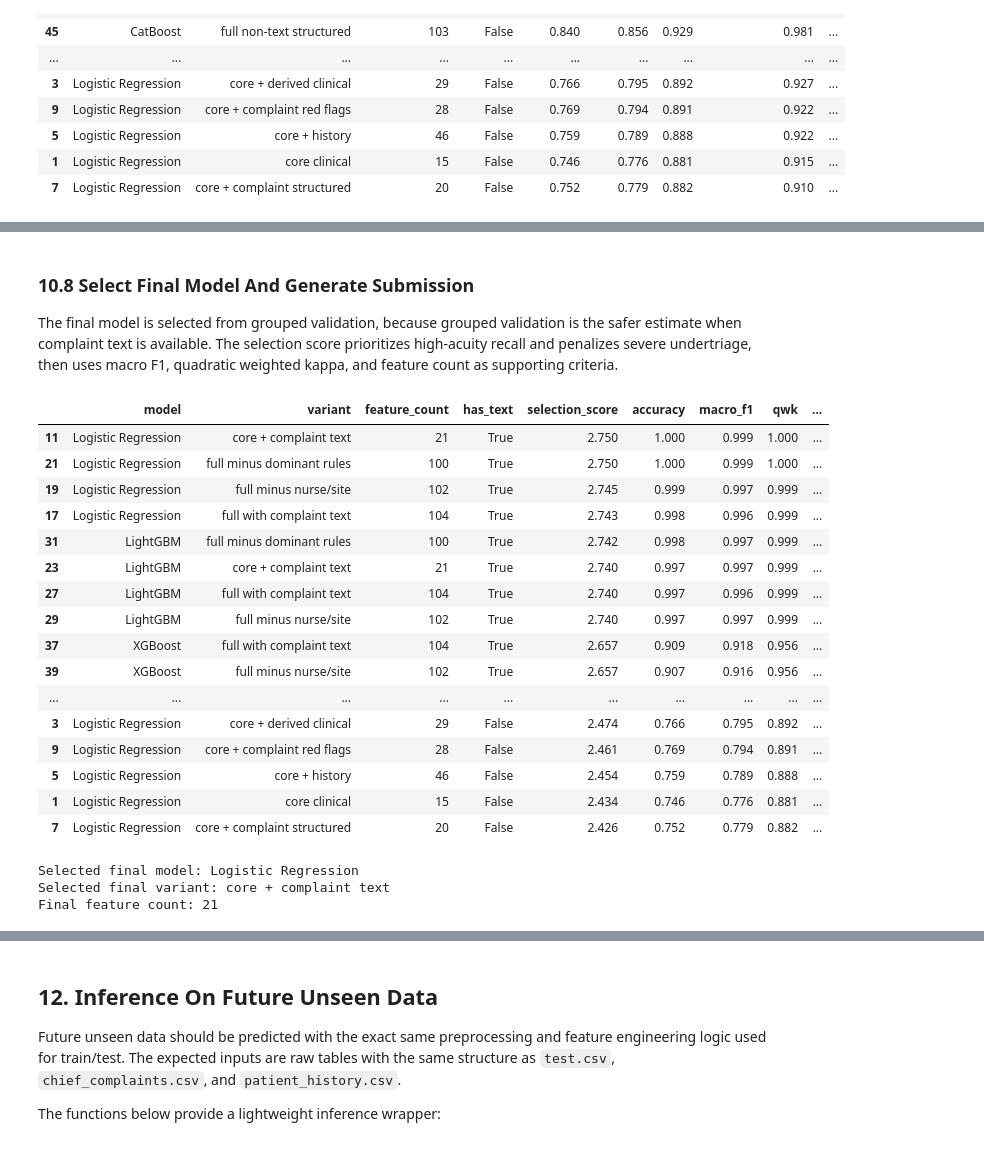
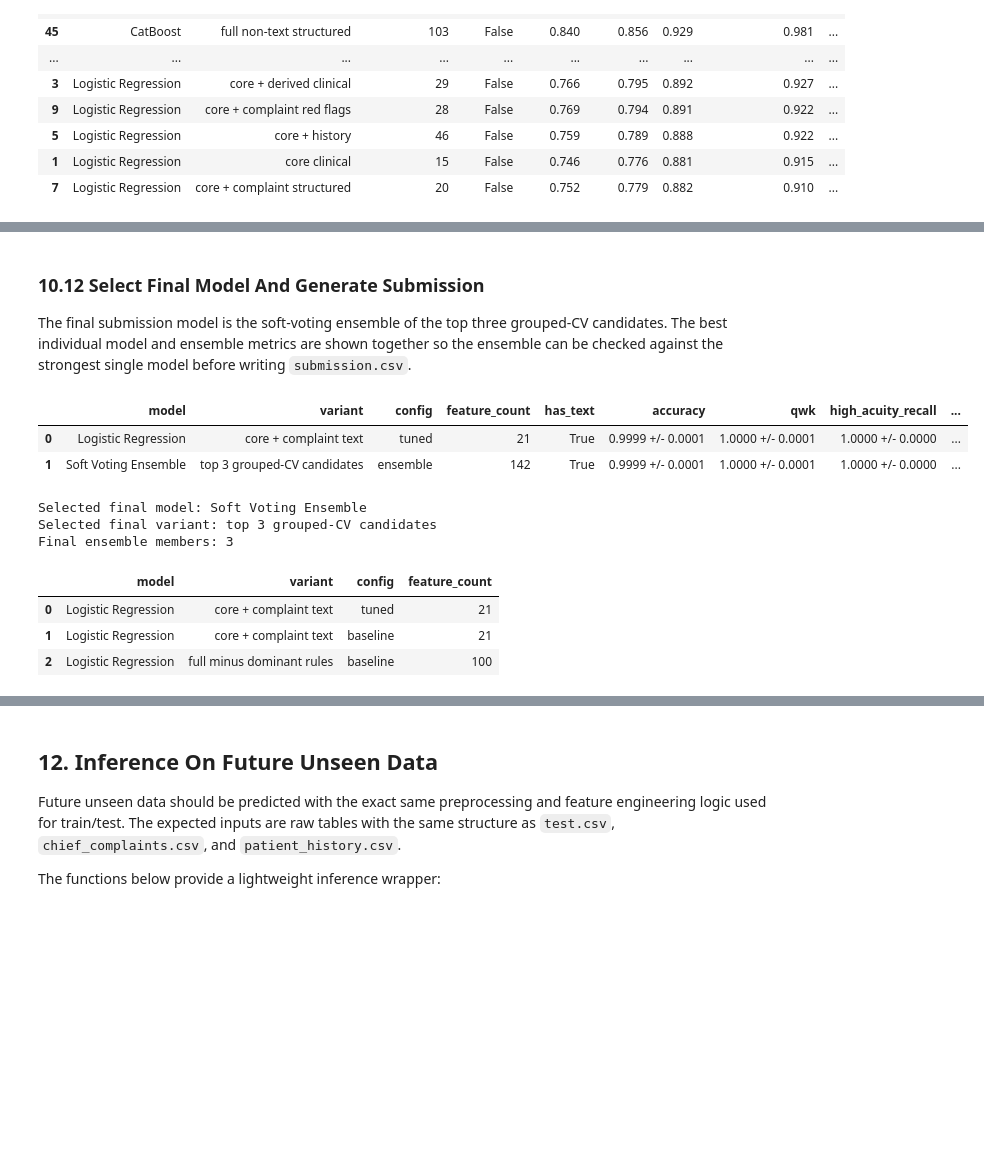
Before and after one commit to linda1l/Triagegeist, a Jupyter notebook: Triagegeist.ipynb, the cells around one changed output, grey strips where cells are left out. Saved outputs shown, nothing was run; the diff lists cells and outputs as text; code cells hidden in the pictures; blank space fills up the shorter version.

Commit message:
Add 5-fold grouped CV, tuning, and ensemble submission

```diff
--- a/Triagegeist.ipynb
+++ b/Triagegeist.ipynb
@@ -2490,50 +2939,36 @@ display(format_metric_table(model_leaderboard))
 # %% [markdown]
-### 10.8 Select Final Model And Generate Submission
+### 10.12 Select Final Model And Generate Submission
 
-The final model is selected from grouped validation, because grouped validation is the safer estimate when complaint text is available. The selection score prioritizes high-acuity recall and penalizes severe undertriage, then uses macro F1, quadratic weighted kappa, and feature count as supporting criteria.
+The final submission model is the soft-voting ensemble of the top three grouped-CV candidates. The best individual model and ensemble metrics are shown together so the ensemble can be checked against the strongest single model before writing `submission.csv`.
 # %%
-results_for_selection = all_model_results_df if "all_model_results_df" in globals() else ablation_results_df
-selection_candidates = results_for_selection[results_for_selection["split"].eq("grouped_complaint")].copy()
-selection_candidates["selection_score"] = (
-    2.0 * selection_candidates["high_acuity_recall"]
-    - 4.0 * selection_candidates["severe_undertriage_rate"]
-    + 0.5 * selection_candidates["macro_f1"]
-    + 0.25 * selection_candidates["qwk"]
-)
-selection_candidates = selection_candidates.sort_values(
-    ["selection_score", "high_acuity_recall", "macro_f1", "feature_count"],
-    ascending=[False, False, False, True],
+best_individual_summary = robust_cv_summary.head(1).copy()
+final_comparison_summary = pd.concat([best_individual_summary, ensemble_cv_summary], ignore_index=True)
+display(
+    mean_std_metric_table(
+        final_comparison_summary,
+        metrics=["accuracy", "qwk", "high_acuity_recall", "severe_undertriage_rate"],
+    )
 )
 
-display(format_metric_table(selection_candidates[["model", "variant", "feature_count", "has_text", "selection_score", "accuracy", "macro_f1", "qwk", "high_acuity_recall", "severe_undertriage_rate"]]))
-
-final_model_name = selection_candidates.iloc[0]["model"]
-final_variant_name = selection_candidates.iloc[0]["variant"]
-final_spec = next(spec for spec in ablation_specs if spec["variant"] == final_variant_name)
-final_feature_columns = final_spec["columns"]
+final_model_name = "Soft Voting Ensemble"
+final_variant_name = "top 3 grouped-CV candidates"
+final_ensemble_members = fit_ensemble_members([member.copy() for member in ensemble_member_specs], train_processed, y_model)
+final_pipeline = SoftVotingTriageEnsemble(final_ensemble_members)
+final_feature_columns = final_pipeline.feature_columns
 
 print(f"Selected final model: {final_model_name}")
 print(f"Selected final variant: {final_variant_name}")
-print(f"Final feature count: {len(final_feature_columns)}")
+print(f"Final ensemble members: {len(final_pipeline.members)}")
+display(pd.DataFrame(final_pipeline.member_descriptions_))
 # %% [output]
-|  | model | variant | feature_count | has_text | selection_score | accuracy | macro_f1 | qwk | ... |
-| 11 | Logistic Regression | core + complaint text | 21 | True | 2.750 | 1.000 | 0.999 | 1.000 | ... |
-| 21 | Logistic Regression | full minus dominant rules | 100 | True | 2.750 | 1.000 | 0.999 | 1.000 | ... |
-| 19 | Logistic Regression | full minus nurse/site | 102 | True | 2.745 | 0.999 | 0.997 | 0.999 | ... |
-| 17 | Logistic Regression | full with complaint text | 104 | True | 2.743 | 0.998 | 0.996 | 0.999 | ... |
-| 31 | LightGBM | full minus dominant rules | 100 | True | 2.742 | 0.998 | 0.997 | 0.999 | ... |
-| 23 | LightGBM | core + complaint text | 21 | True | 2.740 | 0.997 | 0.997 | 0.999 | ... |
-| 27 | LightGBM | full with complaint text | 104 | True | 2.740 | 0.997 | 0.996 | 0.999 | ... |
-| 29 | LightGBM | full minus nurse/site | 102 | True | 2.740 | 0.997 | 0.997 | 0.999 | ... |
-| 37 | XGBoost | full with complaint text | 104 | True | 2.657 | 0.909 | 0.918 | 0.956 | ... |
-| 39 | XGBoost | full minus nurse/site | 102 | True | 2.657 | 0.907 | 0.916 | 0.956 | ... |
-| ... | ... | ... | ... | ... | ... | ... | ... | ... | ... |
-| 3 | Logistic Regression | core + derived clinical | 29 | False | 2.474 | 0.766 | 0.795 | 0.892 | ... |
-| 9 | Logistic Regression | core + complaint red flags | 28 | False | 2.461 | 0.769 | 0.794 | 0.891 | ... |
-| 5 | Logistic Regression | core + history | 46 | False | 2.454 | 0.759 | 0.789 | 0.888 | ... |
-| 1 | Logistic Regression | core clinical | 15 | False | 2.434 | 0.746 | 0.776 | 0.881 | ... |
-| 7 | Logistic Regression | core + complaint structured | 20 | False | 2.426 | 0.752 | 0.779 | 0.882 | ... |
+|  | model | variant | config | feature_count | has_text | accuracy | qwk | high_acuity_recall | ... |
+| 0 | Logistic Regression | core + complaint text | tuned | 21 | True | 0.9999 +/- 0.0001 | 1.0000 +/- 0.0001 | 1.0000 +/- 0.0000 | ... |
+| 1 | Soft Voting Ensemble | top 3 grouped-CV candidates | ensemble | 142 | True | 0.9999 +/- 0.0001 | 1.0000 +/- 0.0001 | 1.0000 +/- 0.0000 | ... |
-Selected final model: Logistic Regression
-Selected final variant: core + complaint text
-Final feature count: 21
+Selected final model: Soft Voting Ensemble
+Selected final variant: top 3 grouped-CV candidates
+Final ensemble members: 3
+|  | model | variant | config | feature_count |
+| 0 | Logistic Regression | core + complaint text | tuned | 21 |
+| 1 | Logistic Regression | core + complaint text | baseline | 21 |
+| 2 | Logistic Regression | full minus dominant rules | baseline | 100 |
 # %%
```
Also changed, not shown: parts of 16 cells of this notebook, 4 other files.
